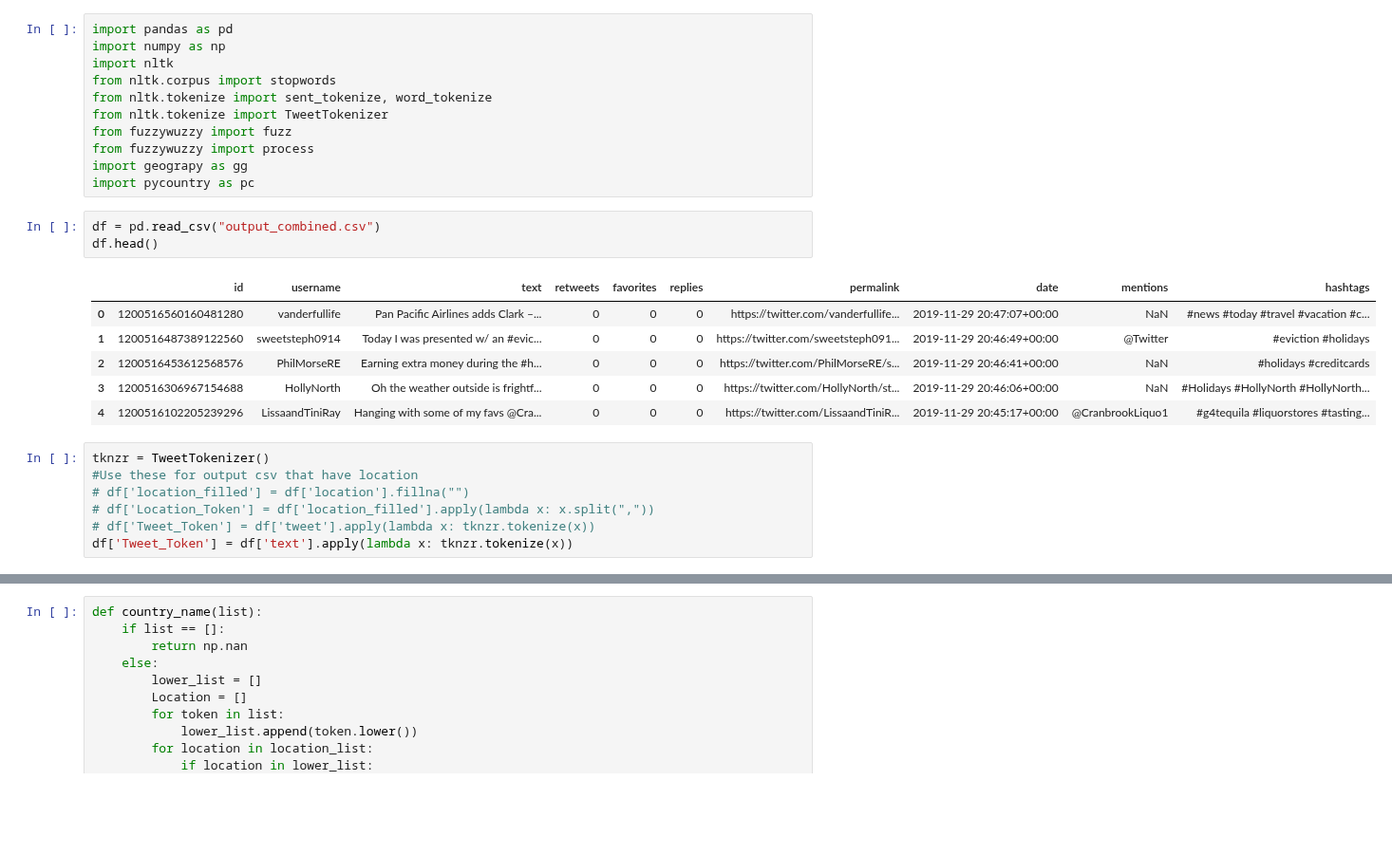
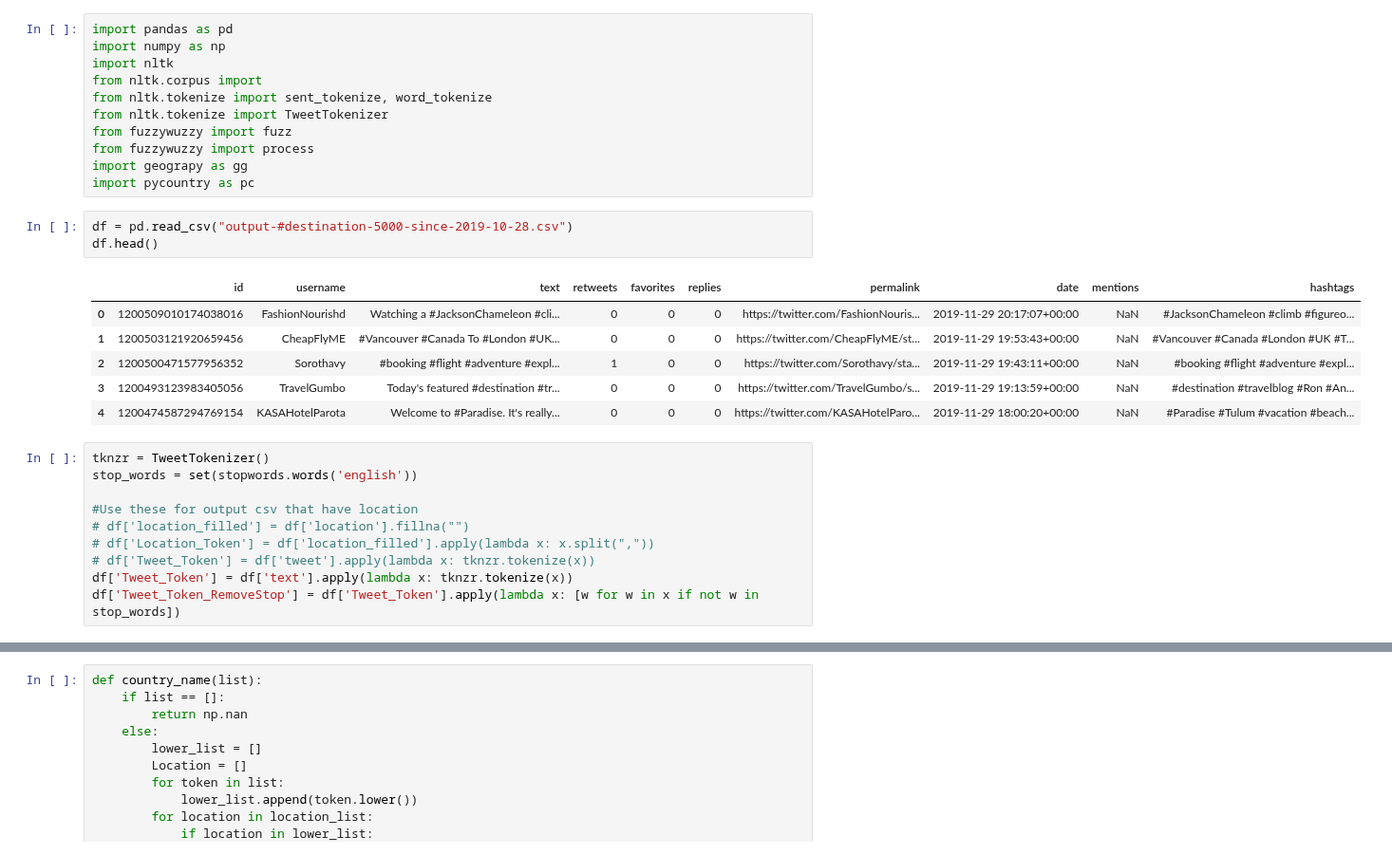
Before and after one commit to abhi-vik/ugc-analytics, a Jupyter notebook: assignments/project/Stage 1.ipynb, the cells around one changed output, grey strips where cells are left out. Shown at 95% size. Drawn from its saved outputs; the diff is of its cells as text; blank space fills up the shorter version.

Commit message:
Colin updating output-#destination-5000-since-2019-10-28_location.csv

```diff
--- a/assignments/project/Stage 1.ipynb
+++ b/assignments/project/Stage 1.ipynb
@@ -2,7 +2,7 @@
 import pandas as pd
 import numpy as np
 import nltk
-from nltk.corpus import stopwords
+from nltk.corpus import
 from nltk.tokenize import sent_tokenize, word_tokenize
 from nltk.tokenize import TweetTokenizer
 from fuzzywuzzy import fuzz
@@ -10,22 +10,25 @@ from fuzzywuzzy import process
 import geograpy as gg
 import pycountry as pc
 # %%
-df = pd.read_csv("output_combined.csv")
+df = pd.read_csv("output-#destination-5000-since-2019-10-28.csv")
 df.head()
 # %% [output]
 |  | id | username | text | retweets | favorites | replies | permalink | date | mentions | hashtags |
-| 0 | 1200516560160481280 | vanderfullife | Pan Pacific Airlines adds Clark –... | 0 | 0 | 0 | https://twitter.com/vanderfullife... | 2019-11-29 20:47:07+00:00 | NaN | #news #today #travel #vacation #c... |
-| 1 | 1200516487389122560 | sweetsteph0914 | Today I was presented w/ an #evic... | 0 | 0 | 0 | https://twitter.com/sweetsteph091... | 2019-11-29 20:46:49+00:00 | @Twitter | #eviction #holidays |
-| 2 | 1200516453612568576 | PhilMorseRE | Earning extra money during the #h... | 0 | 0 | 0 | https://twitter.com/PhilMorseRE/s... | 2019-11-29 20:46:41+00:00 | NaN | #holidays #creditcards |
-| 3 | 1200516306967154688 | HollyNorth | Oh the weather outside is frightf... | 0 | 0 | 0 | https://twitter.com/HollyNorth/st... | 2019-11-29 20:46:06+00:00 | NaN | #Holidays #HollyNorth #HollyNorth... |
-| 4 | 1200516102205239296 | LissaandTiniRay | Hanging with some of my favs @Cra... | 0 | 0 | 0 | https://twitter.com/LissaandTiniR... | 2019-11-29 20:45:17+00:00 | @CranbrookLiquo1 | #g4tequila #liquorstores #tasting... |
+| 0 | 1200509010174038016 | FashionNourishd | Watching a #JacksonChameleon #cli... | 0 | 0 | 0 | https://twitter.com/FashionNouris... | 2019-11-29 20:17:07+00:00 | NaN | #JacksonChameleon #climb #figureo... |
+| 1 | 1200503121920659456 | CheapFlyME | #Vancouver #Canada To #London #UK... | 0 | 0 | 0 | https://twitter.com/CheapFlyME/st... | 2019-11-29 19:53:43+00:00 | NaN | #Vancouver #Canada #London #UK #T... |
+| 2 | 1200500471577956352 | Sorothavy | #booking #flight #adventure #expl... | 1 | 0 | 0 | https://twitter.com/Sorothavy/sta... | 2019-11-29 19:43:11+00:00 | NaN | #booking #flight #adventure #expl... |
+| 3 | 1200493123983405056 | TravelGumbo | Today's featured #destination #tr... | 0 | 0 | 0 | https://twitter.com/TravelGumbo/s... | 2019-11-29 19:13:59+00:00 | NaN | #destination #travelblog #Ron #An... |
+| 4 | 1200474587294769154 | KASAHotelParota | Welcome to #Paradise. It's really... | 0 | 0 | 0 | https://twitter.com/KASAHotelParo... | 2019-11-29 18:00:20+00:00 | NaN | #Paradise #Tulum #vacation #beach... |
 # %%
 tknzr = TweetTokenizer()
+stop_words = set(stopwords.words('english'))
+
 #Use these for output csv that have location
 # df['location_filled'] = df['location'].fillna("")
 # df['Location_Token'] = df['location_filled'].apply(lambda x: x.split(","))
 # df['Tweet_Token'] = df['tweet'].apply(lambda x: tknzr.tokenize(x))
 df['Tweet_Token'] = df['text'].apply(lambda x: tknzr.tokenize(x))
+df['Tweet_Token_RemoveStop'] = df['Tweet_Token'].apply(lambda x: [w for w in x if not w in stop_words])
 # %%
 #List of Location from pycountry.country & subdivision
 location_list = []
```
Also changed, not shown: parts of 3 cells of this notebook, 2 other files.
